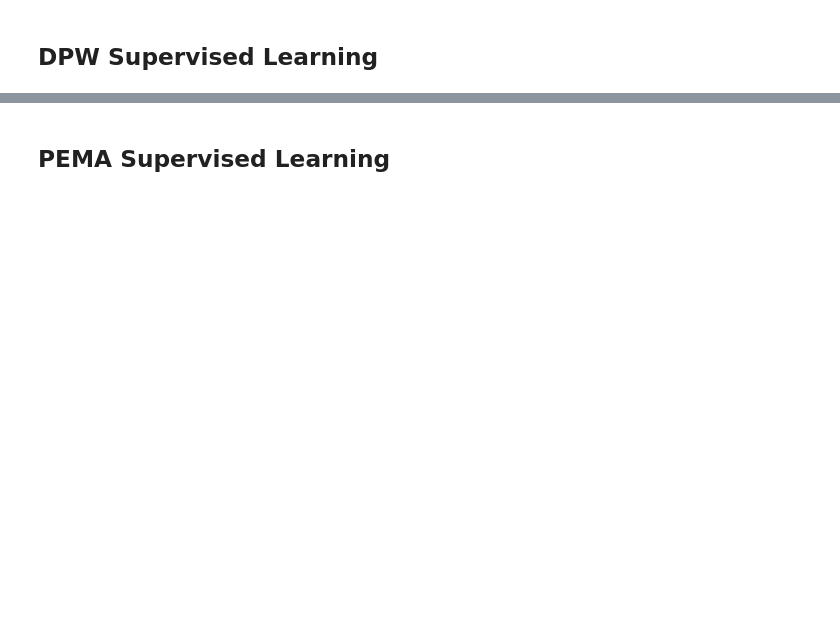
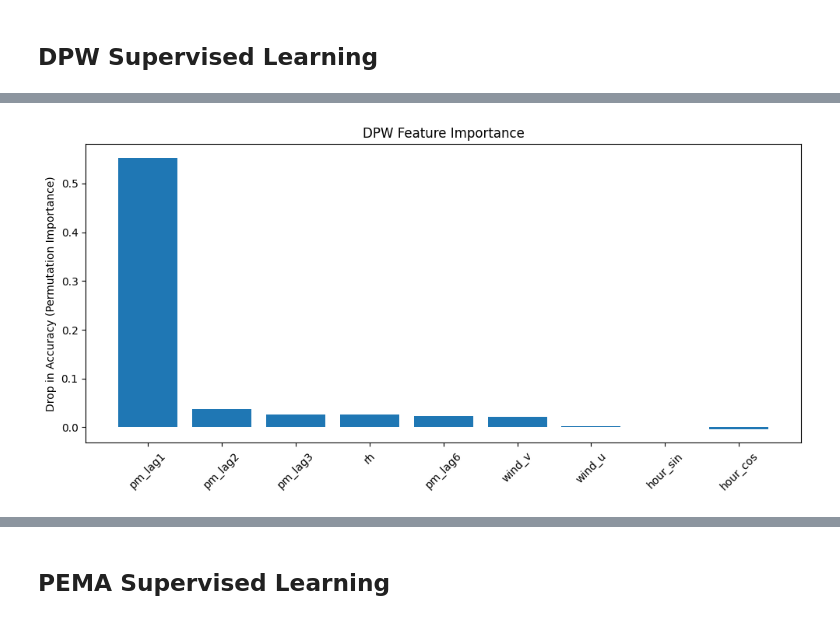
Before and after one commit to jacklardner/wind-pm-analysis, a Jupyter notebook: supervised early.ipynb, the cells around one changed output, grey strips where cells are left out. Saved outputs shown, nothing was run; the diff lists cells and outputs as text; code cells hidden in the pictures; blank space fills up the shorter version.

Commit message:
added simple feature importance

```diff
--- a/supervised early.ipynb
+++ b/supervised early.ipynb
@@ -196,0 +239,18 @@ weighted avg       0.74      0.74      0.74       738
+# %%
+#plot feature importance
+importance_dict = dict(zip(features, accuracy_differences))
+sorted_items = sorted(importance_dict.items(), key=lambda x: x[1], reverse=True)
+labels = [x[0] for x in sorted_items]
+values = [x[1] for x in sorted_items]
+
+plt.figure(figsize=(10, 5))
+plt.bar(labels, values)
+
+plt.xticks(rotation=45)
+plt.ylabel("Drop in Accuracy (Permutation Importance)")
+plt.title("DPW Feature Importance")
+
+plt.tight_layout()
+plt.show()
+# %% [output]
+[figure, added]
```
Also changed, not shown: parts of 21 cells of this notebook.
